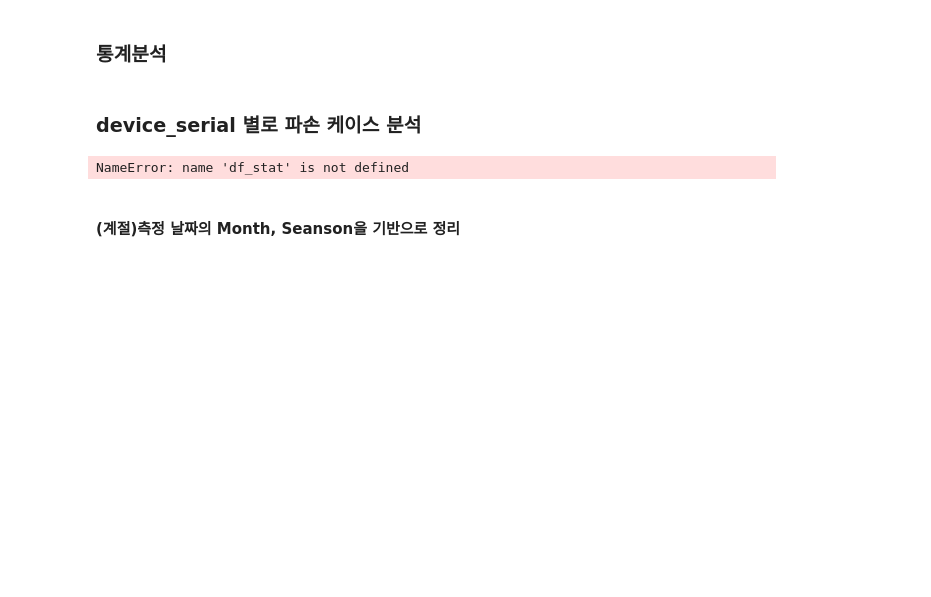
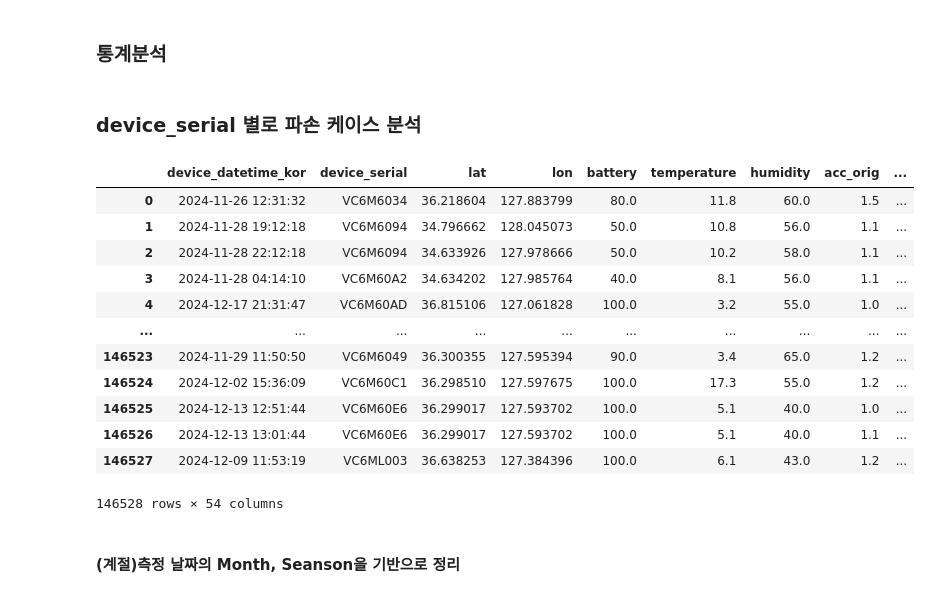
Before and after one commit to HOWSANG/p_ocean_poc_01, a Jupyter notebook: code/data_eda_250215.ipynb, the cells around one changed output. Drawn from its saved outputs; the diff is of its cells as text; code cells hidden in the pictures; blank space fills up the shorter version.

```diff
--- a/code/data_eda_250215.ipynb
+++ b/code/data_eda_250215.ipynb
@@ -102,16 +117,11 @@ df['hm'] = df['hm'].where(df['hm'] > -50, df['median_hm'])
 ### 기초통계
 # %%
 print(df.columns)
-lst = ['device_datetime_kor', 'device_serial', 'lat', 'lon', 'battery',
-       'temperature', 'humidity', 'acc_orig', 'acc', 'accx', 'accy', 'accz',
-       'tiltx', 'tilty', 'tiltz', 'measure_data_kst', 'aws_station_id',
-       'distance_km', 'ws1', 'ws10', 'ta', 'hm',
-       'min_temp', 'max_temp', 'mean_temp', 'std_temp', 'min_humi',
-       'max_humi', 'mean_humi', 'std_humi', 'min_acc', 'max_acc', 'mean_acc',
-       'std_acc', 'q1_temp', 'q3_temp', 'temp_start', 'temp_end', 'q1_humi',
-       'q3_humi', 'humi_start', 'humi_end', 'q1_acc', 'q3_acc', 'acc_start',
-       'acc_end', 'median_ws1', 'median_ws10', 'median_ta', 'median_hm',
-       'alert_temp', 'alert_humi', 'alert_acc', 'item_shock']
+lst = ['device_datetime_kor', 'device_serial', 'lat', 'lon', 'battery', 'temperature', 'humidity', 'acc_orig', 'acc', 'accx', 'accy', 'accz',
+       'tiltx', 'tilty', 'tiltz', 'measure_data_kst', 'aws_station_id', 'distance_km', 'ws1', 'ws10', 'ta', 'hm',
+       'min_temp', 'max_temp', 'mean_temp', 'std_temp', 'min_humi', 'max_humi', 'mean_humi', 'std_humi', 'min_acc', 'max_acc', 'mean_acc',
+       'std_acc', 'q1_temp', 'q3_temp', 'temp_start', 'temp_end', 'q1_humi', 'q3_humi', 'humi_start', 'humi_end', 'q1_acc', 'q3_acc', 'acc_start',
+       'acc_end', 'median_ws1', 'median_ws10', 'median_ta', 'median_hm', 'alert_temp', 'alert_humi', 'alert_acc', 'item_shock']
 
 df_stat=df[lst].copy()
 # %% [output]
@@ -153,12 +163,22 @@ import seaborn as sns
 import matplotlib.pyplot as plt
 # %% [markdown]
 ### device_serial 별로 파손 케이스 분석
-# %%
-# 1. device_serial별 item_shock 카운트 집계
-item_shock_cnt = df_stat.groupby(['item_shock']).size().unstack(fill_value=0)
-item_shock_cnt
-# %% [output]
-NameError: name 'df_stat' is not defined
+# %%
+df_stat
+# %% [output]
+|  | device_datetime_kor | device_serial | lat | lon | battery | temperature | humidity | acc_orig | ... |
+| 0 | 2024-11-26 12:31:32 | VC6M6034 | 36.218604 | 127.883799 | 80.0 | 11.8 | 60.0 | 1.5 | ... |
+| 1 | 2024-11-28 19:12:18 | VC6M6094 | 34.796662 | 128.045073 | 50.0 | 10.8 | 56.0 | 1.1 | ... |
+| 2 | 2024-11-28 22:12:18 | VC6M6094 | 34.633926 | 127.978666 | 50.0 | 10.2 | 58.0 | 1.1 | ... |
+| 3 | 2024-11-28 04:14:10 | VC6M60A2 | 34.634202 | 127.985764 | 40.0 | 8.1 | 56.0 | 1.1 | ... |
+| 4 | 2024-12-17 21:31:47 | VC6M60AD | 36.815106 | 127.061828 | 100.0 | 3.2 | 55.0 | 1.0 | ... |
+| ... | ... | ... | ... | ... | ... | ... | ... | ... | ... |
+| 146523 | 2024-11-29 11:50:50 | VC6M6049 | 36.300355 | 127.595394 | 90.0 | 3.4 | 65.0 | 1.2 | ... |
+| 146524 | 2024-12-02 15:36:09 | VC6M60C1 | 36.298510 | 127.597675 | 100.0 | 17.3 | 55.0 | 1.2 | ... |
+| 146525 | 2024-12-13 12:51:44 | VC6M60E6 | 36.299017 | 127.593702 | 100.0 | 5.1 | 40.0 | 1.0 | ... |
+| 146526 | 2024-12-13 13:01:44 | VC6M60E6 | 36.299017 | 127.593702 | 100.0 | 5.1 | 40.0 | 1.1 | ... |
+| 146527 | 2024-12-09 11:53:19 | VC6ML003 | 36.638253 | 127.384396 | 100.0 | 6.1 | 43.0 | 1.2 | ... |
+146528 rows × 54 columns
 # %% [markdown]
 #### (계절)측정 날짜의 Month, Seanson을 기반으로 정리
 # %%
```
Also changed, not shown: parts of 2 cells of this notebook, 4 other files.
